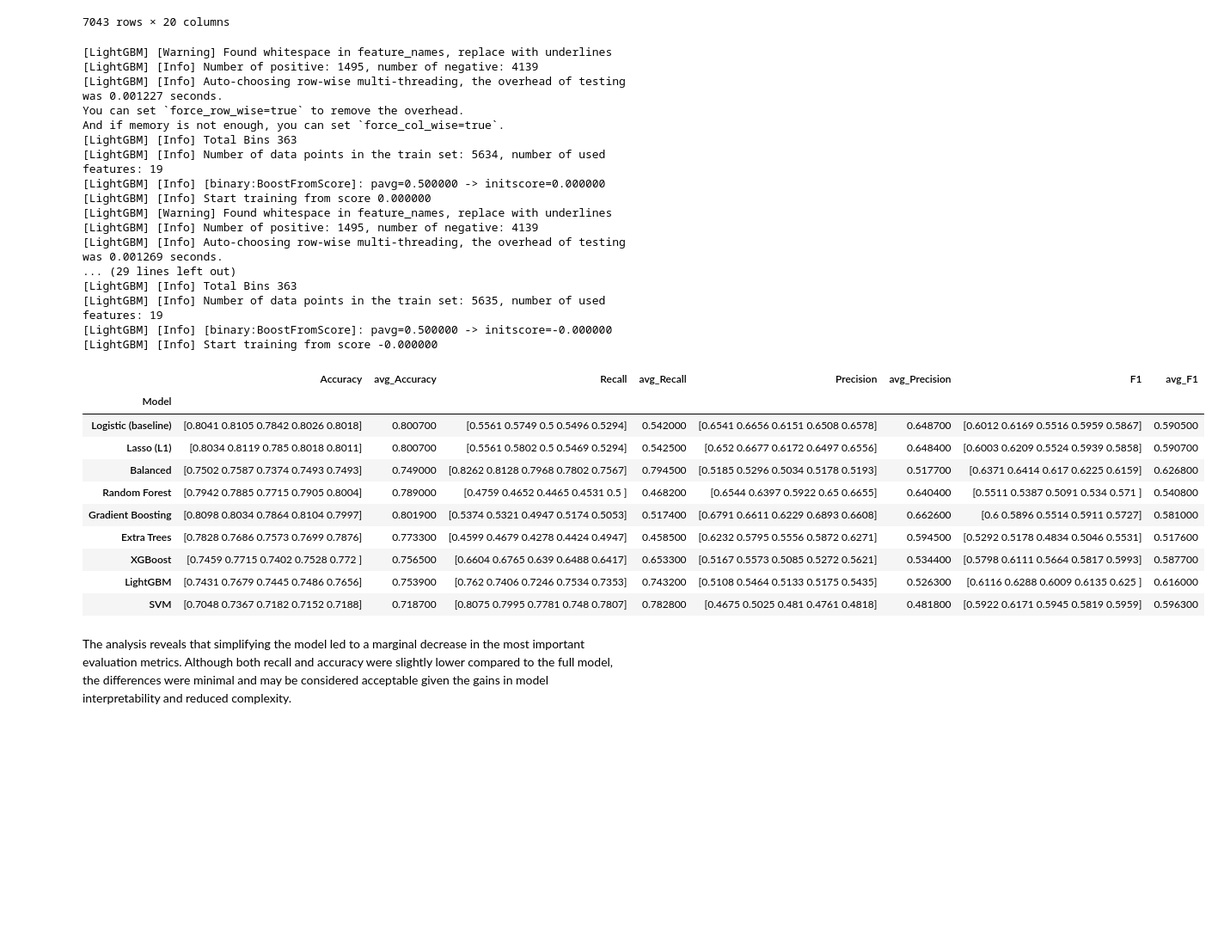
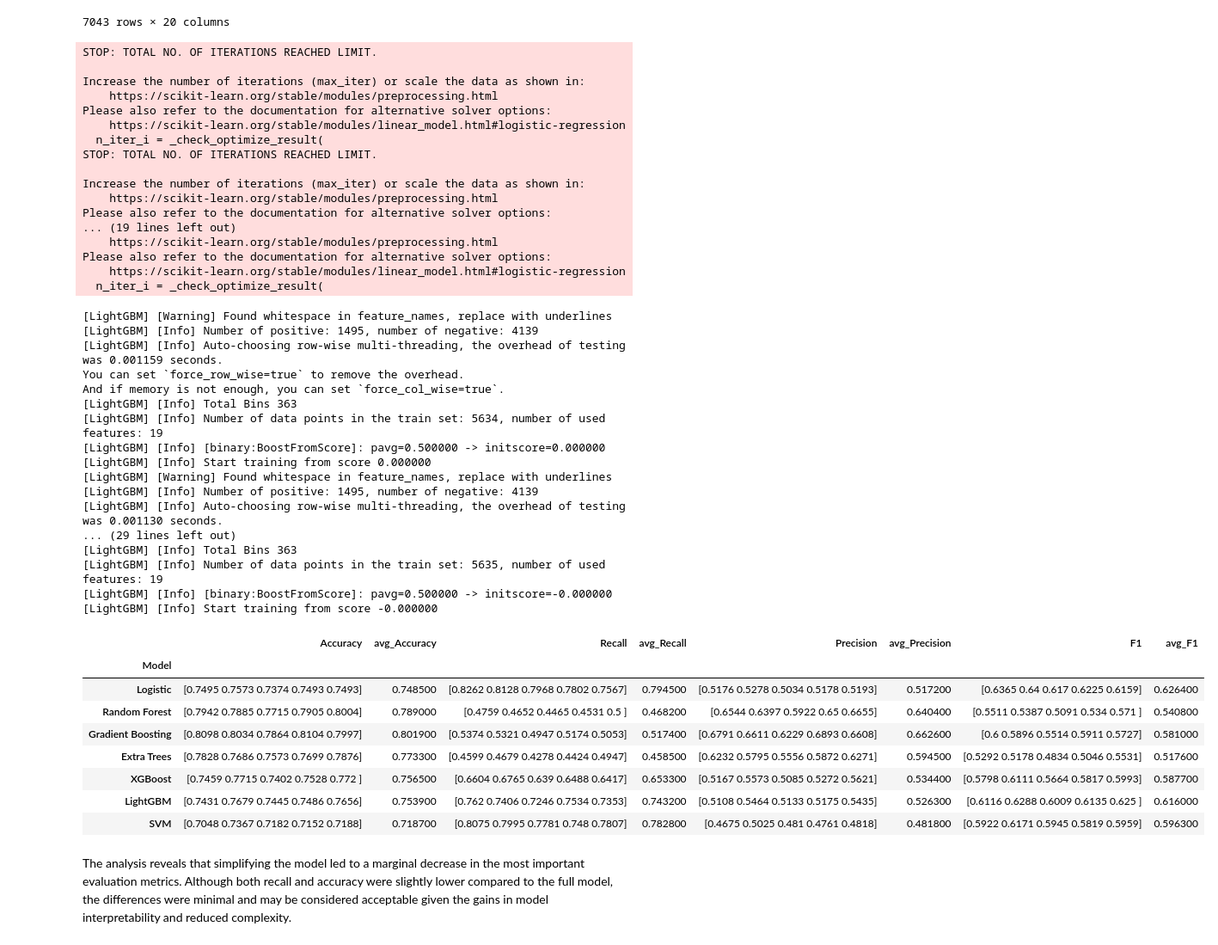
Before and after one commit to dbrzek/client_churn_prediction, a Jupyter notebook: main.ipynb, the cells around one changed output. Shown at 86% size. Saved outputs shown, nothing was run; the diff lists cells and outputs as text; code cells hidden in the pictures; blank space fills up the shorter version.

```diff
--- a/main.ipynb
+++ b/main.ipynb
@@ -407,7 +319,0 @@ And if memory is not enough, you can set `force_col_wise=true`.
-# %%
-model = LogisticRegression(class_weight='balanced', max_iter=10000)
-
-model.fit(X_train, y_train)
-
-y_proba = model.predict_proba(X_test)[:, 1]
-y_pred  = (y_proba >= 0.3).astype(int)
@@ -512,13 +478,11 @@ X_train2 = scaler.fit_transform(X_train2)
 X_test2 = scaler.transform(X_test2)
 # %%
 models = {
-    'Logistic (baseline)': LogisticRegression(max_iter=1000, random_state=42),
-    'Lasso (L1)': LogisticRegression(penalty='l1', solver='liblinear', max_iter=1000, random_state=42),
-    'Balanced': LogisticRegression(class_weight='balanced', max_iter=1000, random_state=42),
+    'Logistic':             LogisticRegression(class_weight='balanced', random_state=42),
     'Random Forest':        RandomForestClassifier(class_weight='balanced', random_state=42),
-    'Gradient Boosting':    GradientBoostingClassifier(n_estimators=100, random_state=42),
+    'Gradient Boosting':    GradientBoostingClassifier(random_state=42),
     'Extra Trees':          ExtraTreesClassifier(class_weight='balanced', random_state=42),
-    'XGBoost':              XGBClassifier(scale_pos_weight=5174/1869, random_state=42),  # No/Yes
+    'XGBoost':              XGBClassifier(scale_pos_weight=5174/1869, random_state=42),
     'LightGBM':             LGBMClassifier(class_weight='balanced', random_state=42),
     'SVM':                  SVC(kernel='rbf', class_weight='balanced', probability=True),
 }
@@ -528,53 +492,68 @@ all_model_results2 = []
 for name, model in models.items():
 
     result = cross_validate(
       model, X2, y2,
       cv=5,
       scoring=['accuracy', 'recall', 'precision', 'f1'],
       return_train_score=True
     )
 
     # Create a dict for the current model's results
 
 
     all_model_results2.append({
         'Model': name,
         'Accuracy': result['test_accuracy'].round(4),
         'avg_Accuracy': result['test_accuracy'].mean(),
         'Recall': result['test_recall'].round(4),
         'avg_Recall': result['test_recall'].mean(),
         'Precision': result['test_precision'].round(4),
         'avg_Precision': result['test_precision'].mean(),
         'F1': result['test_f1'].round(4),
         'avg_F1': result['test_f1'].mean(),
     })
 df_results2 = pd.DataFrame(all_model_results2).set_index('Model').round(4)
 avg_cols = ['avg_Accuracy', 'avg_Recall', 'avg_Precision', 'avg_F1']
 
 df_results2.style.highlight_max(subset=avg_cols, axis=0, color='lightgreen')
 # %% [output]
-[LightGBM] [Warning] Found whitespace in feature_names, replace with underlines
-[LightGBM] [Info] Number of positive: 1495, number of negative: 4139
-[LightGBM] [Info] Auto-choosing row-wise multi-threading, the overhead of testing was 0.001227 seconds.
-You can set `force_row_wise=true` to remove the overhead.
-And if memory is not enough, you can set `force_col_wise=true`.
-[LightGBM] [Info] Total Bins 363
-[LightGBM] [Info] Number of data points in the train set: 5634, number of used features: 19
-[LightGBM] [Info] [binary:BoostFromScore]: pavg=0.500000 -> initscore=0.000000
-[LightGBM] [Info] Start training from score 0.000000
-[LightGBM] [Warning] Found whitespace in feature_names, replace with underlines
-[LightGBM] [Info] Number of positive: 1495, number of negative: 4139
-[LightGBM] [Info] Auto-choosing row-wise multi-threading, the overhead of testing was 0.001269 seconds.
-... (29 lines left out)
-[LightGBM] [Info] Total Bins 363
-[LightGBM] [Info] Number of data points in the train set: 5635, number of used features: 19
-[LightGBM] [Info] [binary:BoostFromScore]: pavg=0.500000 -> initscore=-0.000000
-[LightGBM] [Info] Start training from score -0.000000
+STOP: TOTAL NO. OF ITERATIONS REACHED LIMIT.
+
+Increase the number of iterations (max_iter) or scale the data as shown in:
+    https://scikit-learn.org/stable/modules/preprocessing.html
+Please also refer to the documentation for alternative solver options:
+    https://scikit-learn.org/stable/modules/linear_model.html#logistic-regression
+  n_iter_i = _check_optimize_result(
+STOP: TOTAL NO. OF ITERATIONS REACHED LIMIT.
+
+Increase the number of iterations (max_iter) or scale the data as shown in:
+    https://scikit-learn.org/stable/modules/preprocessing.html
+Please also refer to the documentation for alternative solver options:
+... (19 lines left out)
+    https://scikit-learn.org/stable/modules/preprocessing.html
+Please also refer to the documentation for alternative solver options:
+    https://scikit-learn.org/stable/modules/linear_model.html#logistic-regression
+  n_iter_i = _check_optimize_result(
+[LightGBM] [Warning] Found whitespace in feature_names, replace with underlines
+[LightGBM] [Info] Number of positive: 1495, number of negative: 4139
+[LightGBM] [Info] Auto-choosing row-wise multi-threading, the overhead of testing was 0.001159 seconds.
+You can set `force_row_wise=true` to remove the overhead.
+And if memory is not enough, you can set `force_col_wise=true`.
+[LightGBM] [Info] Total Bins 363
+[LightGBM] [Info] Number of data points in the train set: 5634, number of used features: 19
+[LightGBM] [Info] [binary:BoostFromScore]: pavg=0.500000 -> initscore=0.000000
+[LightGBM] [Info] Start training from score 0.000000
+[LightGBM] [Warning] Found whitespace in feature_names, replace with underlines
+[LightGBM] [Info] Number of positive: 1495, number of negative: 4139
+[LightGBM] [Info] Auto-choosing row-wise multi-threading, the overhead of testing was 0.001130 seconds.
+... (29 lines left out)
+[LightGBM] [Info] Total Bins 363
+[LightGBM] [Info] Number of data points in the train set: 5635, number of used features: 19
+[LightGBM] [Info] [binary:BoostFromScore]: pavg=0.500000 -> initscore=-0.000000
+[LightGBM] [Info] Start training from score -0.000000
 |  | Accuracy | avg_Accuracy | Recall | avg_Recall | Precision | avg_Precision | F1 | avg_F1 |
 | Model |  |  |  |  |  |  |  |  |
-| Logistic (baseline) | [0.8041 0.8105 0.7842 0.8026 0.8018] | 0.800700 | [0.5561 0.5749 0.5 0.5496 0.5294] | 0.542000 | [0.6541 0.6656 0.6151 0.6508 0.6578] | 0.648700 | [0.6012 0.6169 0.5516 0.5959 0.5867] | 0.590500 |
-| Lasso (L1) | [0.8034 0.8119 0.785 0.8018 0.8011] | 0.800700 | [0.5561 0.5802 0.5 0.5469 0.5294] | 0.542500 | [0.652 0.6677 0.6172 0.6497 0.6556] | 0.648400 | [0.6003 0.6209 0.5524 0.5939 0.5858] | 0.590700 |
-| Balanced | [0.7502 0.7587 0.7374 0.7493 0.7493] | 0.749000 | [0.8262 0.8128 0.7968 0.7802 0.7567] | 0.794500 | [0.5185 0.5296 0.5034 0.5178 0.5193] | 0.517700 | [0.6371 0.6414 0.617 0.6225 0.6159] | 0.626800 |
+| Logistic | [0.7495 0.7573 0.7374 0.7493 0.7493] | 0.748500 | [0.8262 0.8128 0.7968 0.7802 0.7567] | 0.794500 | [0.5176 0.5278 0.5034 0.5178 0.5193] | 0.517200 | [0.6365 0.64 0.617 0.6225 0.6159] | 0.626400 |
 | Random Forest | [0.7942 0.7885 0.7715 0.7905 0.8004] | 0.789000 | [0.4759 0.4652 0.4465 0.4531 0.5 ] | 0.468200 | [0.6544 0.6397 0.5922 0.65 0.6655] | 0.640400 | [0.5511 0.5387 0.5091 0.534 0.571 ] | 0.540800 |
 | Gradient Boosting | [0.8098 0.8034 0.7864 0.8104 0.7997] | 0.801900 | [0.5374 0.5321 0.4947 0.5174 0.5053] | 0.517400 | [0.6791 0.6611 0.6229 0.6893 0.6608] | 0.662600 | [0.6 0.5896 0.5514 0.5911 0.5727] | 0.581000 |
 | Extra Trees | [0.7828 0.7686 0.7573 0.7699 0.7876] | 0.773300 | [0.4599 0.4679 0.4278 0.4424 0.4947] | 0.458500 | [0.6232 0.5795 0.5556 0.5872 0.6271] | 0.594500 | [0.5292 0.5178 0.4834 0.5046 0.5531] | 0.517600 |
```
Also changed, not shown: parts of 19 cells of this notebook.
